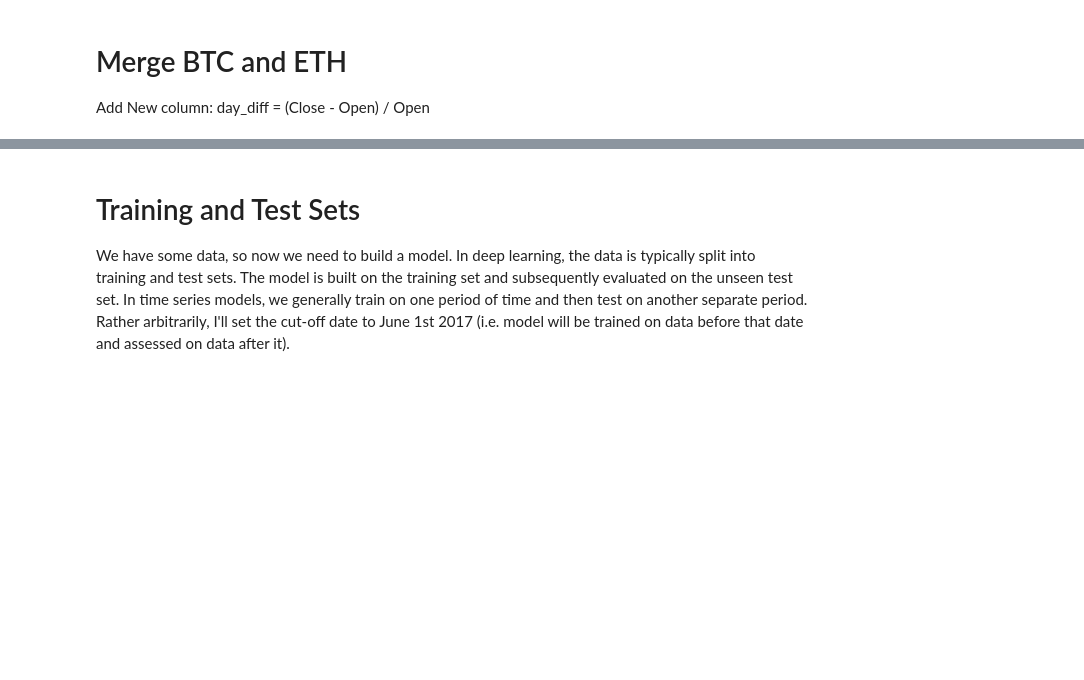
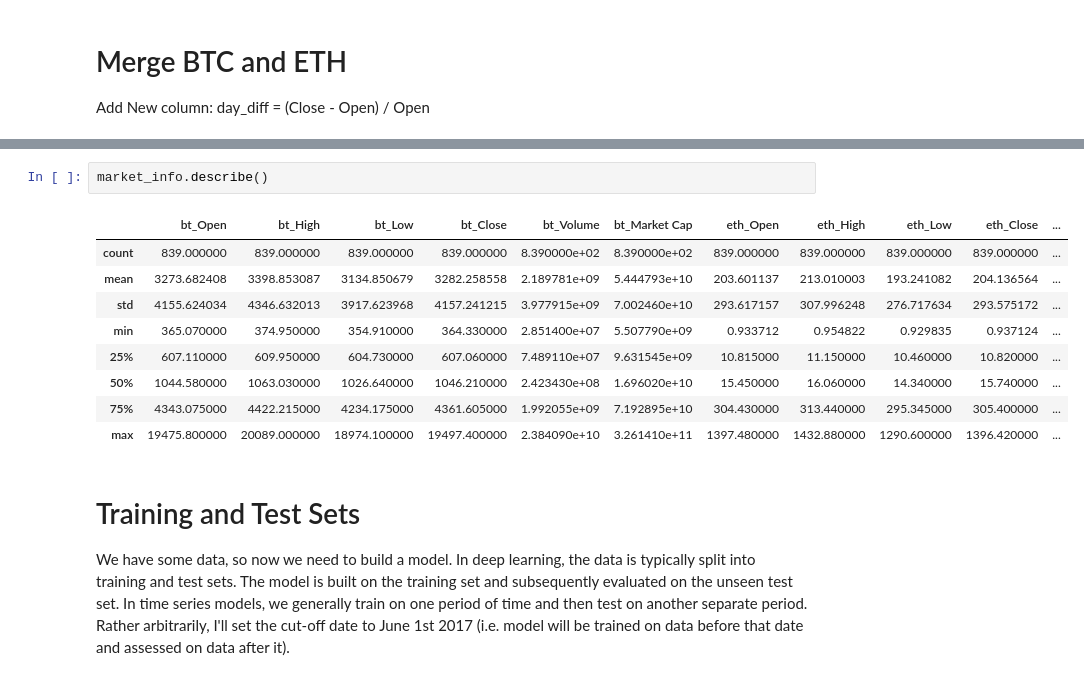
Before and after one commit to sbanerjee2020/alt-futures, a Jupyter notebook: SB_ALT_Futures.ipynb, the cells around one changed output, grey strips where cells are left out. Drawn from its saved outputs; the diff is of its cells as text; blank space fills up the shorter version.

```diff
--- a/SB_ALT_Futures.ipynb
+++ b/SB_ALT_Futures.ipynb
@@ -246,3 +264,15 @@ market_info.head()
+# %%
+market_info.describe()
+# %% [output]
+|  | bt_Open | bt_High | bt_Low | bt_Close | bt_Volume | bt_Market Cap | eth_Open | eth_High | eth_Low | eth_Close | ... |
+| count | 839.000000 | 839.000000 | 839.000000 | 839.000000 | 8.390000e+02 | 8.390000e+02 | 839.000000 | 839.000000 | 839.000000 | 839.000000 | ... |
+| mean | 3273.682408 | 3398.853087 | 3134.850679 | 3282.258558 | 2.189781e+09 | 5.444793e+10 | 203.601137 | 213.010003 | 193.241082 | 204.136564 | ... |
+| std | 4155.624034 | 4346.632013 | 3917.623968 | 4157.241215 | 3.977915e+09 | 7.002460e+10 | 293.617157 | 307.996248 | 276.717634 | 293.575172 | ... |
+| min | 365.070000 | 374.950000 | 354.910000 | 364.330000 | 2.851400e+07 | 5.507790e+09 | 0.933712 | 0.954822 | 0.929835 | 0.937124 | ... |
+| 25% | 607.110000 | 609.950000 | 604.730000 | 607.060000 | 7.489110e+07 | 9.631545e+09 | 10.815000 | 11.150000 | 10.460000 | 10.820000 | ... |
+| 50% | 1044.580000 | 1063.030000 | 1026.640000 | 1046.210000 | 2.423430e+08 | 1.696020e+10 | 15.450000 | 16.060000 | 14.340000 | 15.740000 | ... |
+| 75% | 4343.075000 | 4422.215000 | 4234.175000 | 4361.605000 | 1.992055e+09 | 7.192895e+10 | 304.430000 | 313.440000 | 295.345000 | 305.400000 | ... |
+| max | 19475.800000 | 20089.000000 | 18974.100000 | 19497.400000 | 2.384090e+10 | 3.261410e+11 | 1397.480000 | 1432.880000 | 1290.600000 | 1396.420000 | ... |
 # %% [markdown]
 # Training and Test Sets
 
```
Also changed, not shown: parts of 24 cells of this notebook.
